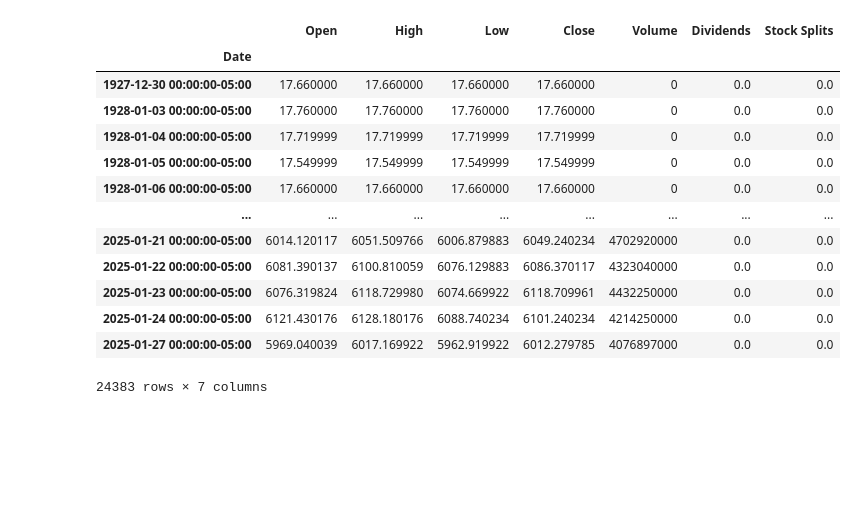
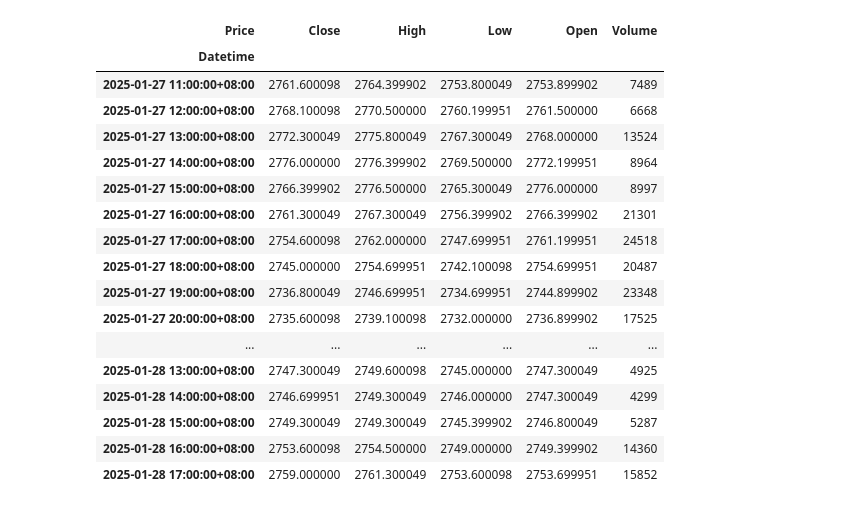
Before and after one commit to Joshua-Leow/IPOStocksAnalysis, a Jupyter notebook: notebooks/market_prediction.ipynb, the cells around one changed output. Cells and saved outputs as stored; diff of their text form; code cells hidden in the pictures; blank space fills up the shorter version.

```diff
--- a/notebooks/market_prediction.ipynb
+++ b/notebooks/market_prediction.ipynb
@@ -5,29 +6,34 @@ import os
 # %%
-if os.path.exists("sp500.csv"):
-    sp500 = pd.read_csv("sp500.csv", index_col=0)
+info_path = Path(os.path.join(os.getcwd(), f"resources/sp50e0.csv"))
+if os.path.exists(info_path):
+    sp500 = pd.read_csv(info_path, index_col=0)
 else:
-    sp500 = yf.Ticker("^GSPC")
-    sp500 = sp500.history(period="max")
-    sp500.to_csv("sp500.csv")
+    sp500 = yf.download('GC=F', period="730d", interval='1h', ignore_tz = True, progress=False)
+    # sp500.to_csv("sp500.csv")
 # %%
-sp500.index = pd.to_datetime(sp500.index)
+sp500.index = pd.to_datetime(sp500.index, utc=True).map(lambda x: x.tz_convert('Singapore'))
+sp500.columns = sp500.columns.droplevel(1)
 # %%
-sp500
+display(sp500.tail(30))
 # %% [output]
-|  | Open | High | Low | Close | Volume | Dividends | Stock Splits |
-| Date |  |  |  |  |  |  |  |
-| 1927-12-30 00:00:00-05:00 | 17.660000 | 17.660000 | 17.660000 | 17.660000 | 0 | 0.0 | 0.0 |
-| 1928-01-03 00:00:00-05:00 | 17.760000 | 17.760000 | 17.760000 | 17.760000 | 0 | 0.0 | 0.0 |
-| 1928-01-04 00:00:00-05:00 | 17.719999 | 17.719999 | 17.719999 | 17.719999 | 0 | 0.0 | 0.0 |
-| 1928-01-05 00:00:00-05:00 | 17.549999 | 17.549999 | 17.549999 | 17.549999 | 0 | 0.0 | 0.0 |
-| 1928-01-06 00:00:00-05:00 | 17.660000 | 17.660000 | 17.660000 | 17.660000 | 0 | 0.0 | 0.0 |
-| ... | ... | ... | ... | ... | ... | ... | ... |
-| 2025-01-21 00:00:00-05:00 | 6014.120117 | 6051.509766 | 6006.879883 | 6049.240234 | 4702920000 | 0.0 | 0.0 |
-| 2025-01-22 00:00:00-05:00 | 6081.390137 | 6100.810059 | 6076.129883 | 6086.370117 | 4323040000 | 0.0 | 0.0 |
-| 2025-01-23 00:00:00-05:00 | 6076.319824 | 6118.729980 | 6074.669922 | 6118.709961 | 4432250000 | 0.0 | 0.0 |
-| 2025-01-24 00:00:00-05:00 | 6121.430176 | 6128.180176 | 6088.740234 | 6101.240234 | 4214250000 | 0.0 | 0.0 |
-| 2025-01-27 00:00:00-05:00 | 5969.040039 | 6017.169922 | 5962.919922 | 6012.279785 | 4076897000 | 0.0 | 0.0 |
+| Price | Close | High | Low | Open | Volume |
+| Datetime |  |  |  |  |  |
+| 2025-01-27 11:00:00+08:00 | 2761.600098 | 2764.399902 | 2753.800049 | 2753.899902 | 7489 |
+| 2025-01-27 12:00:00+08:00 | 2768.100098 | 2770.500000 | 2760.199951 | 2761.500000 | 6668 |
+| 2025-01-27 13:00:00+08:00 | 2772.300049 | 2775.800049 | 2767.300049 | 2768.000000 | 13524 |
+| 2025-01-27 14:00:00+08:00 | 2776.000000 | 2776.399902 | 2769.500000 | 2772.199951 | 8964 |
+| 2025-01-27 15:00:00+08:00 | 2766.399902 | 2776.500000 | 2765.300049 | 2776.000000 | 8997 |
+| 2025-01-27 16:00:00+08:00 | 2761.300049 | 2767.300049 | 2756.399902 | 2766.399902 | 21301 |
+| 2025-01-27 17:00:00+08:00 | 2754.600098 | 2762.000000 | 2747.699951 | 2761.199951 | 24518 |
+| 2025-01-27 18:00:00+08:00 | 2745.000000 | 2754.699951 | 2742.100098 | 2754.699951 | 20487 |
+| 2025-01-27 19:00:00+08:00 | 2736.800049 | 2746.699951 | 2734.699951 | 2744.899902 | 23348 |
+| 2025-01-27 20:00:00+08:00 | 2735.600098 | 2739.100098 | 2732.000000 | 2736.899902 | 17525 |
+| ... | ... | ... | ... | ... | ... |
+| 2025-01-28 13:00:00+08:00 | 2747.300049 | 2749.600098 | 2745.000000 | 2747.300049 | 4925 |
+| 2025-01-28 14:00:00+08:00 | 2746.699951 | 2749.300049 | 2746.000000 | 2747.300049 | 4299 |
+| 2025-01-28 15:00:00+08:00 | 2749.300049 | 2749.300049 | 2745.399902 | 2746.800049 | 5287 |
+| 2025-01-28 16:00:00+08:00 | 2753.600098 | 2754.500000 | 2749.000000 | 2749.399902 | 14360 |
+| 2025-01-28 17:00:00+08:00 | 2759.000000 | 2761.300049 | 2753.600098 | 2753.699951 | 15852 |
-24383 rows × 7 columns
 # %%
 sp500.plot.line(y="Close", use_index=True)
 # %% [output]
```
Also changed, not shown: parts of 17 cells of this notebook, 1 other file.
